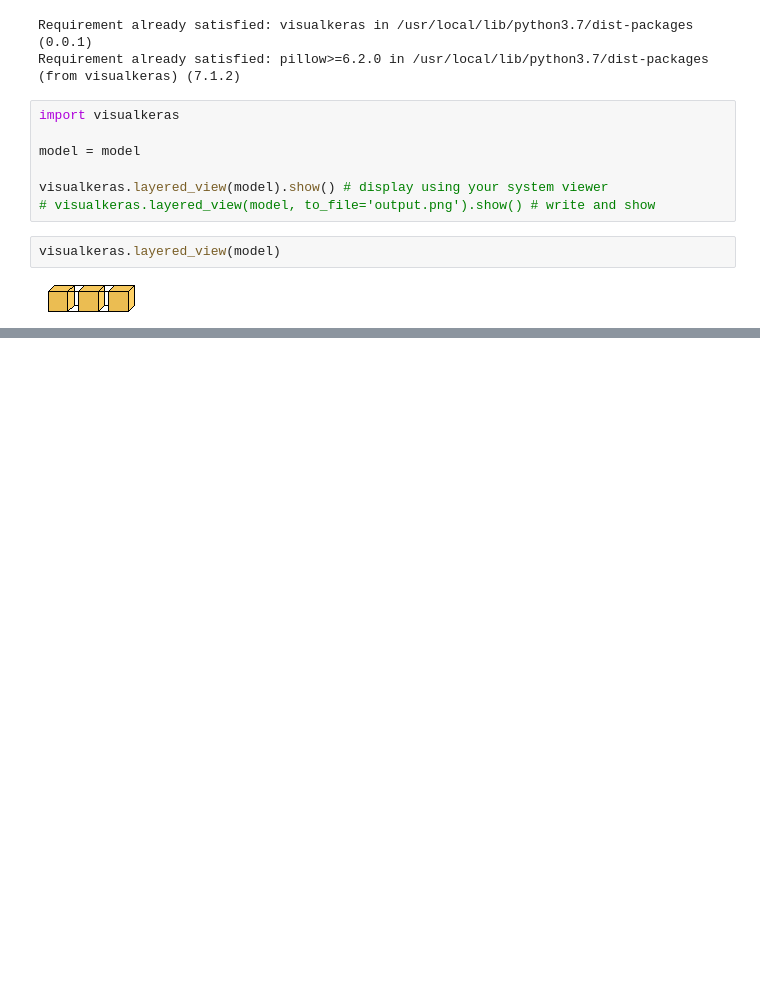
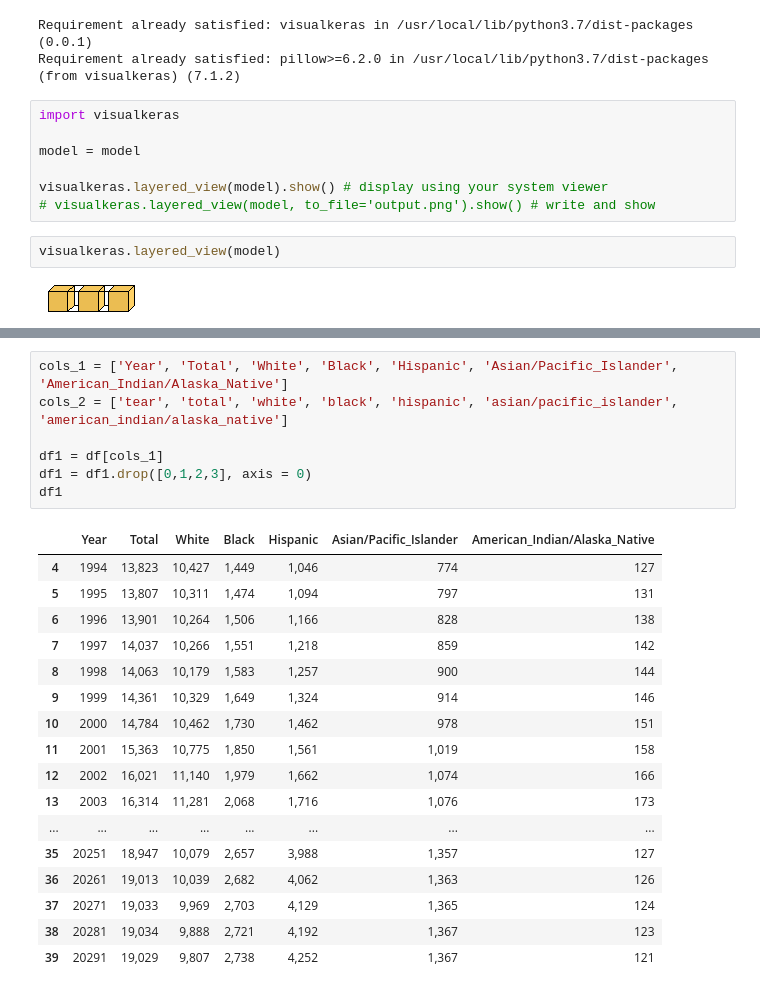
Before and after one commit to Vineet2107/HSO201_CourseProject, a Jupyter notebook: HSO_Arush.ipynb, the cells around one changed output, grey strips where cells are left out. Drawn from its saved outputs; the diff is of its cells as text; blank space fills up the shorter version.

```diff
--- a/HSO_Arush.ipynb
+++ b/HSO_Arush.ipynb
@@ -853,0 +875,25 @@ visualkeras.layered_view(model)
+# %%
+cols_1 = ['Year', 'Total', 'White', 'Black', 'Hispanic', 'Asian/Pacific_Islander', 'American_Indian/Alaska_Native']
+cols_2 = ['tear', 'total', 'white', 'black', 'hispanic', 'asian/pacific_islander', 'american_indian/alaska_native']
+
+df1 = df[cols_1]
+df1 = df1.drop([0,1,2,3], axis = 0)
+df1
+# %% [output]
+|  | Year | Total | White | Black | Hispanic | Asian/Pacific_Islander | American_Indian/Alaska_Native |
+| 4 | 1994 | 13,823 | 10,427 | 1,449 | 1,046 | 774 | 127 |
+| 5 | 1995 | 13,807 | 10,311 | 1,474 | 1,094 | 797 | 131 |
+| 6 | 1996 | 13,901 | 10,264 | 1,506 | 1,166 | 828 | 138 |
+| 7 | 1997 | 14,037 | 10,266 | 1,551 | 1,218 | 859 | 142 |
+| 8 | 1998 | 14,063 | 10,179 | 1,583 | 1,257 | 900 | 144 |
+| 9 | 1999 | 14,361 | 10,329 | 1,649 | 1,324 | 914 | 146 |
+| 10 | 2000 | 14,784 | 10,462 | 1,730 | 1,462 | 978 | 151 |
+| 11 | 2001 | 15,363 | 10,775 | 1,850 | 1,561 | 1,019 | 158 |
+| 12 | 2002 | 16,021 | 11,140 | 1,979 | 1,662 | 1,074 | 166 |
+| 13 | 2003 | 16,314 | 11,281 | 2,068 | 1,716 | 1,076 | 173 |
+| ... | ... | ... | ... | ... | ... | ... | ... |
+| 35 | 20251 | 18,947 | 10,079 | 2,657 | 3,988 | 1,357 | 127 |
+| 36 | 20261 | 19,013 | 10,039 | 2,682 | 4,062 | 1,363 | 126 |
+| 37 | 20271 | 19,033 | 9,969 | 2,703 | 4,129 | 1,365 | 124 |
+| 38 | 20281 | 19,034 | 9,888 | 2,721 | 4,192 | 1,367 | 123 |
+| 39 | 20291 | 19,029 | 9,807 | 2,738 | 4,252 | 1,367 | 121 |
```
Also changed, not shown: parts of 10 cells of this notebook.
